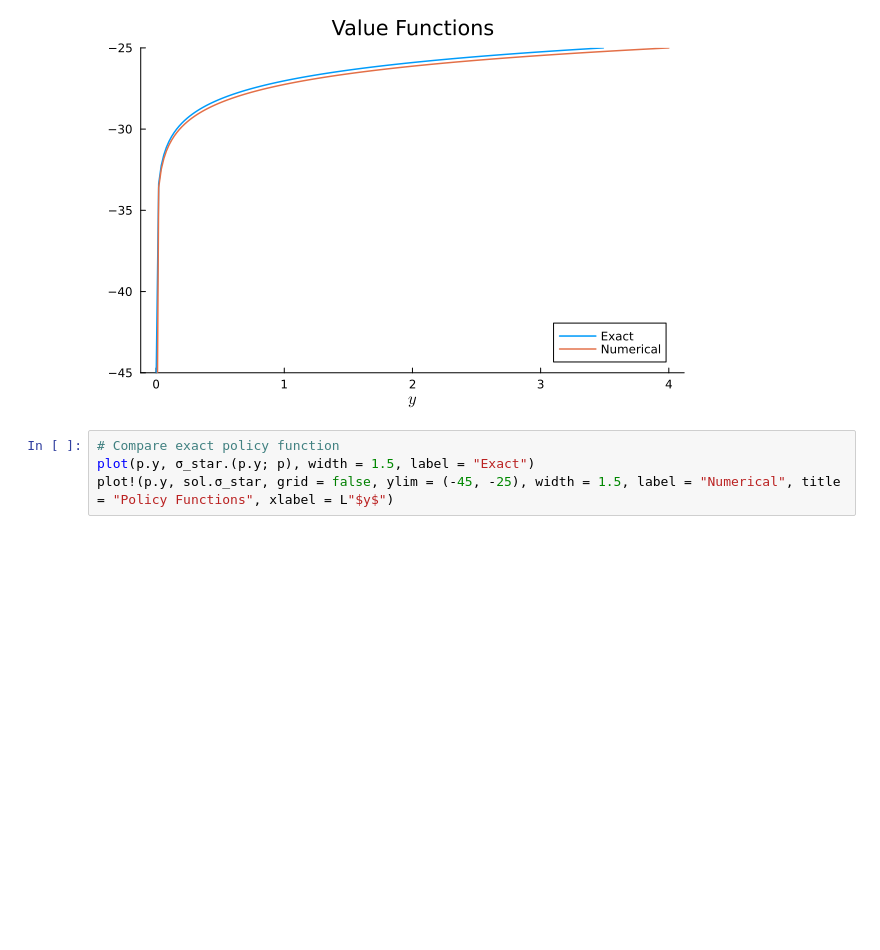
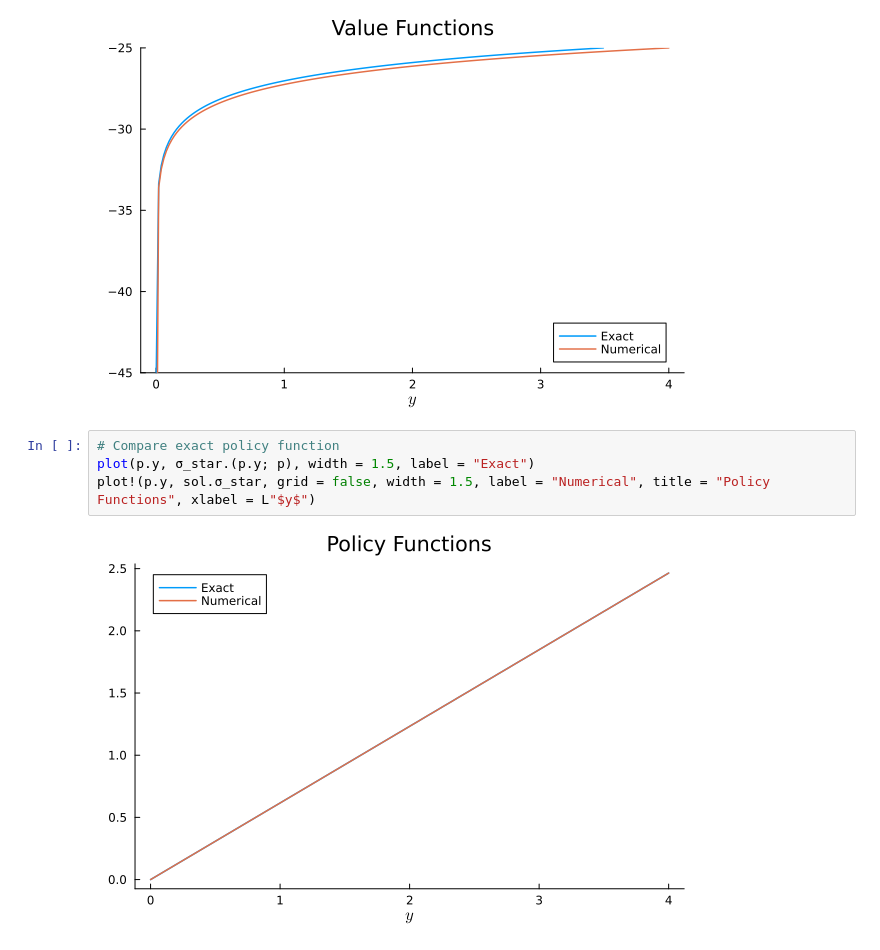
Before and after one commit to Robert-T-Remuszka/Quantitative_Economics, a Jupyter notebook: Dynamics/Optimal_Growth_FVFI.ipynb, the cells around one changed output. Saved outputs shown, nothing was run; the diff lists cells and outputs as text; blank space fills up the shorter version.

```diff
--- a/Dynamics/Optimal_Growth_FVFI.ipynb
+++ b/Dynamics/Optimal_Growth_FVFI.ipynb
@@ -76,4 +78,6 @@ plot!(p.y, sol.v_star, grid = false, ylim = (-45, -25), width = 1.5, label = "Nu
 # %%
 # Compare exact policy function
 plot(p.y, σ_star.(p.y; p), width = 1.5, label = "Exact")
-plot!(p.y, sol.σ_star, grid = false, ylim = (-45, -25), width = 1.5, label = "Numerical", title = "Policy Functions", xlabel = L"$y$")
+plot!(p.y, sol.σ_star, grid = false, width = 1.5, label = "Numerical", title = "Policy Functions", xlabel = L"$y$")
+# %% [output]
+[figure, added]
```
Also changed, not shown: parts of 1 cell of this notebook.
